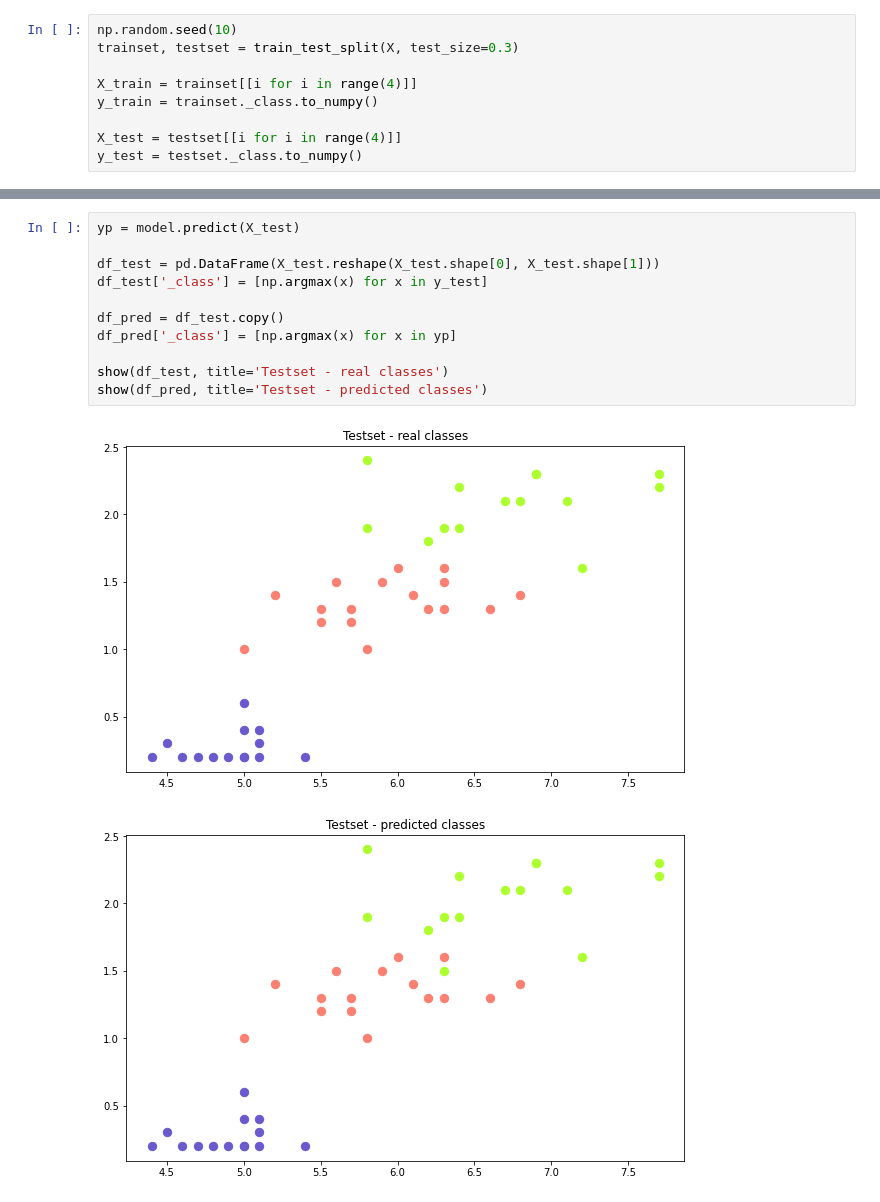
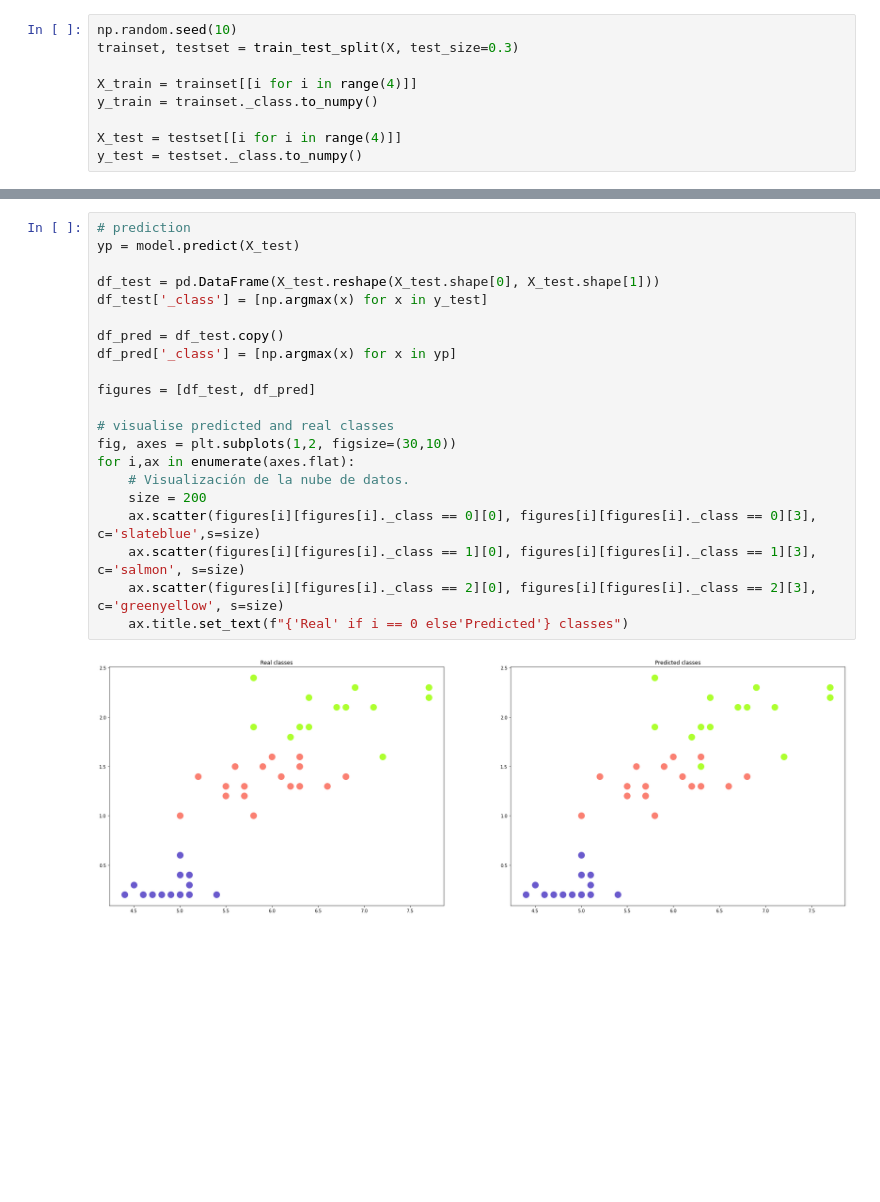
Before and after one commit to medso0018/FromScratchNeuralNets, a Jupyter notebook: nn.ipynb, the cells around one changed output, grey strips where cells are left out. Cells and saved outputs as stored; diff of their text form; blank space fills up the shorter version.

```diff
--- a/nn.ipynb
+++ b/nn.ipynb
@@ -83,17 +86,26 @@ plt.title('Loss curve')
 plt.show()
 # %% [output]
 [figure]
-# %%
-yp = model.predict(X_test)
-
-df_test = pd.DataFrame(X_test.reshape(X_test.shape[0], X_test.shape[1]))
-df_test['_class'] = [np.argmax(x) for x in y_test]
-
-df_pred = df_test.copy()
-df_pred['_class'] = [np.argmax(x) for x in yp]
-
-show(df_test, title='Testset - real classes')
-show(df_pred, title='Testset - predicted classes')
-# %% [output]
-[figure, removed]
-[figure, removed]
+# %%
+# prediction
+yp = model.predict(X_test)
+
+df_test = pd.DataFrame(X_test.reshape(X_test.shape[0], X_test.shape[1]))
+df_test['_class'] = [np.argmax(x) for x in y_test]
+
+df_pred = df_test.copy()
+df_pred['_class'] = [np.argmax(x) for x in yp]
+
+figures = [df_test, df_pred]
+
+# visualise predicted and real classes
+fig, axes = plt.subplots(1,2, figsize=(30,10))
+for i,ax in enumerate(axes.flat):
+    # Visualización de la nube de datos.
+    size = 200
+    ax.scatter(figures[i][figures[i]._class == 0][0], figures[i][figures[i]._class == 0][3], c='slateblue',s=size)
+    ax.scatter(figures[i][figures[i]._class == 1][0], figures[i][figures[i]._class == 1][3], c='salmon', s=size)
+    ax.scatter(figures[i][figures[i]._class == 2][0], figures[i][figures[i]._class == 2][3], c='greenyellow', s=size)
+    ax.title.set_text(f"{'Real' if i == 0 else'Predicted'} classes")
+# %% [output]
+[figure, added]
```
Also changed, not shown: parts of 6 cells of this notebook, 1 other file.
